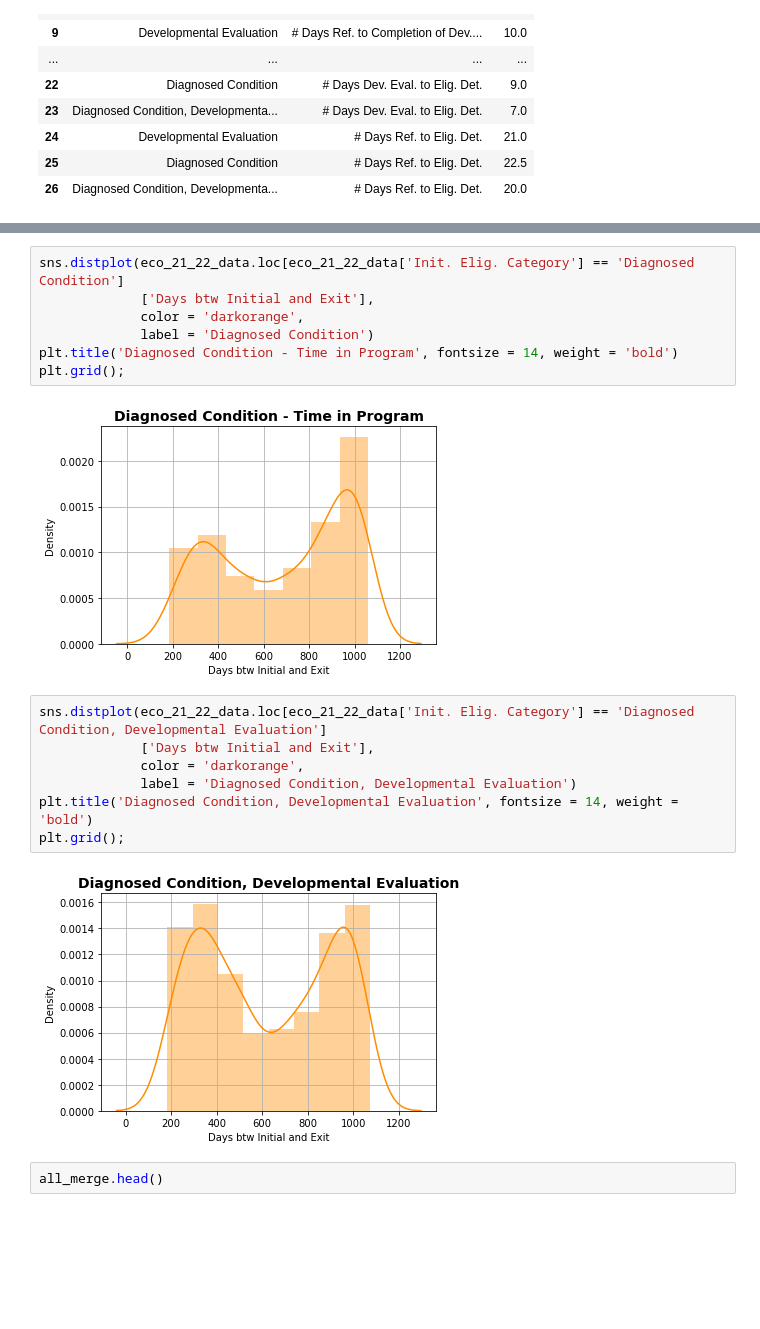
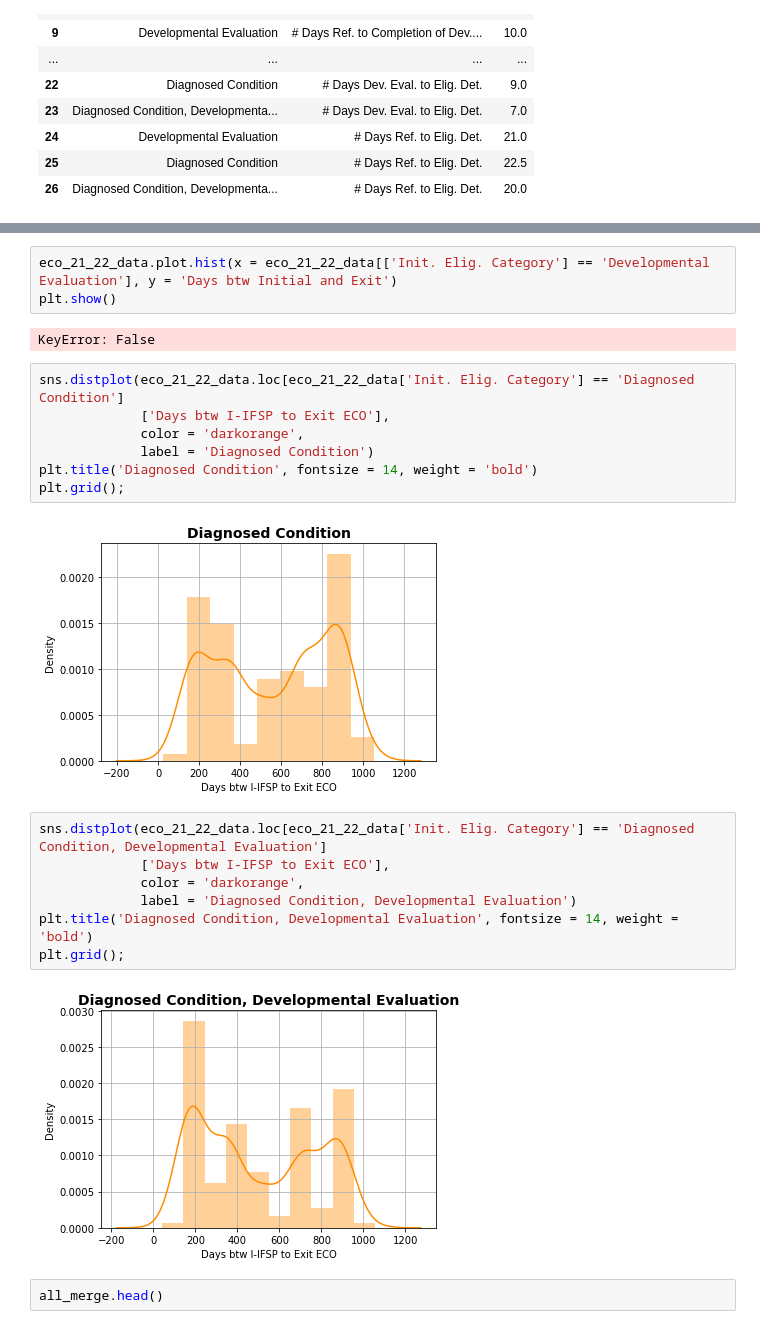
Before and after one commit to NSS-Data-Analytics-Cohort-7/didd-newbalancesonthebloc, a Jupyter notebook: Notebook/DIDD_partner_project.ipynb, the cells around one changed output, grey strips where cells are left out. Drawn from its saved outputs; the diff is of its cells as text; blank space fills up the shorter version.

```diff
--- a/Notebook/DIDD_partner_project.ipynb
+++ b/Notebook/DIDD_partner_project.ipynb
@@ -713,21 +662,26 @@ plt.grid();
+# %%
+eco_21_22_data.plot.hist(x = eco_21_22_data[['Init. Elig. Category'] == 'Developmental Evaluation'], y = 'Days btw Initial and Exit')
+plt.show()
+# %% [output]
+KeyError: False
 # %%
 sns.distplot(eco_21_22_data.loc[eco_21_22_data['Init. Elig. Category'] == 'Diagnosed Condition']
-             ['Days btw Initial and Exit'],
+             ['Days btw I-IFSP to Exit ECO'],
              color = 'darkorange',
              label = 'Diagnosed Condition')
-plt.title('Diagnosed Condition - Time in Program', fontsize = 14, weight = 'bold')
+plt.title('Diagnosed Condition', fontsize = 14, weight = 'bold')
 plt.grid();
 # %% [output]
-[figure, old version]
+[figure, new version]
 # %%
 sns.distplot(eco_21_22_data.loc[eco_21_22_data['Init. Elig. Category'] == 'Diagnosed Condition, Developmental Evaluation']
-             ['Days btw Initial and Exit'],
+             ['Days btw I-IFSP to Exit ECO'],
              color = 'darkorange',
              label = 'Diagnosed Condition, Developmental Evaluation')
 plt.title('Diagnosed Condition, Developmental Evaluation', fontsize = 14, weight = 'bold')
 plt.grid();
 # %% [output]
-[figure, old version]
+[figure, new version]
 # %%
 all_merge.head()
 # %% [output]
```
Also changed, not shown: parts of 48 cells of this notebook.
